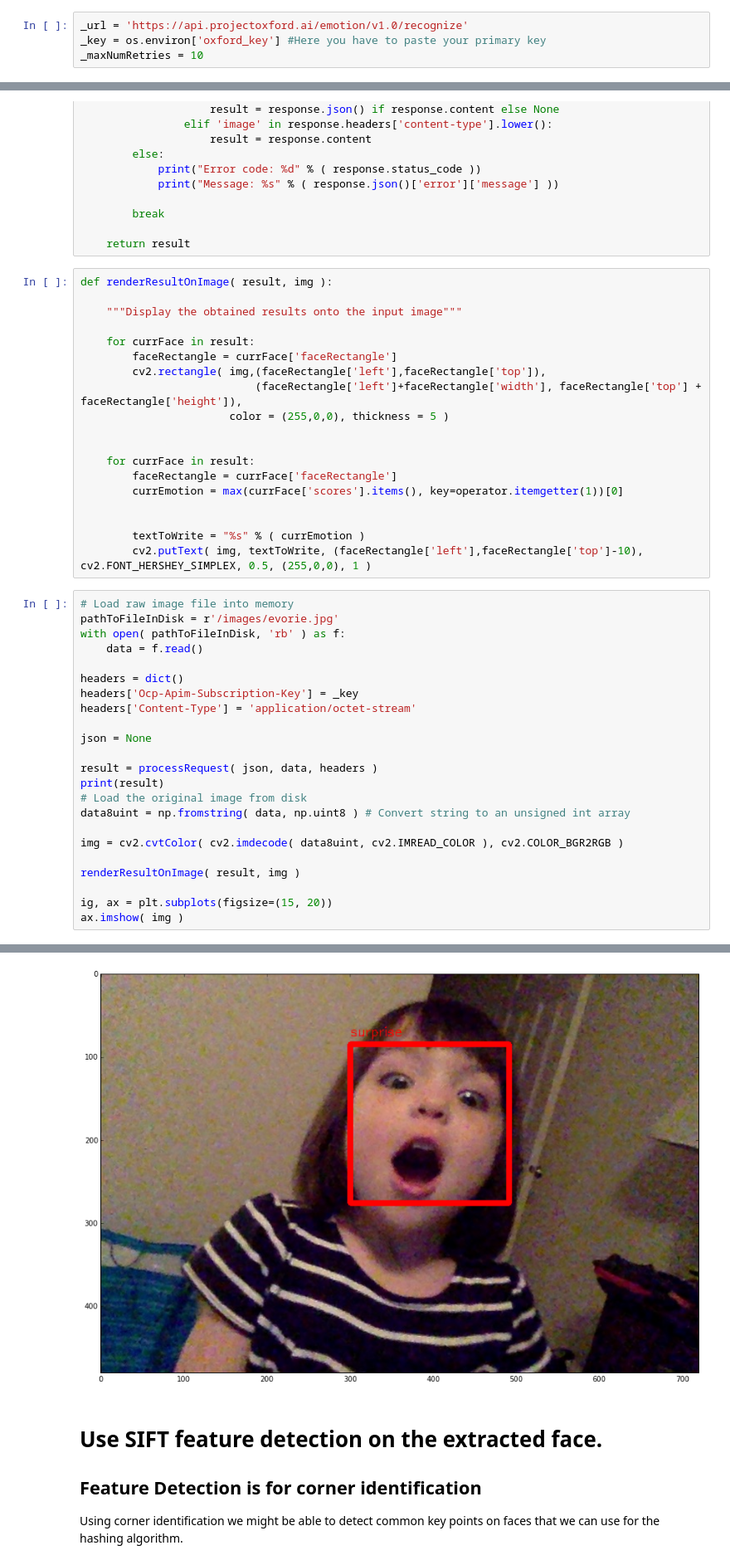
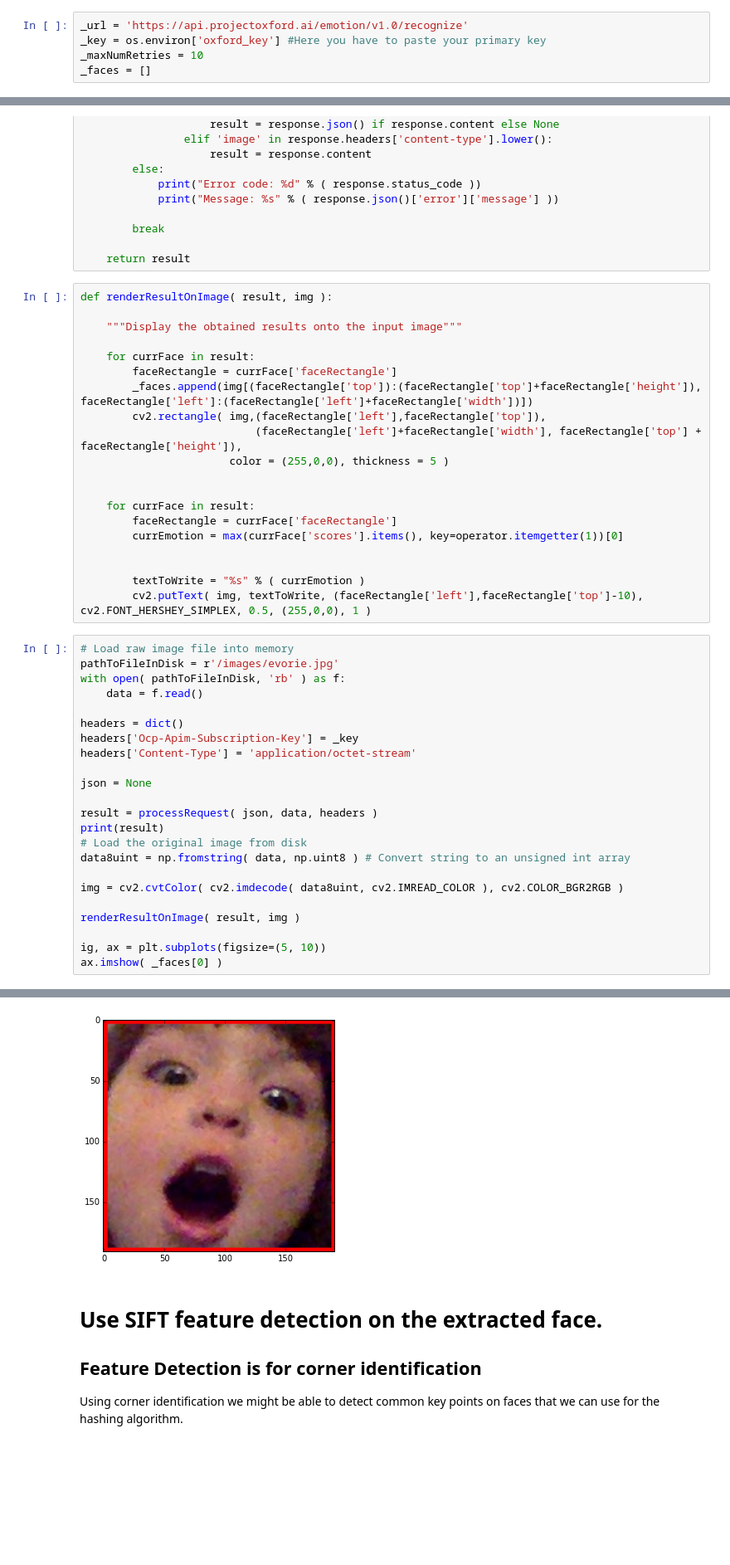
Before and after one commit to mattroid/PersonalPortrait, a Jupyter notebook: data/RecognizeFaceProduceHashCode.ipynb, the cells around one changed output, grey strips where cells are left out. Shown: that part at 83% size. Saved outputs shown, nothing was run; the diff lists cells and outputs as text; blank space fills up the shorter version.

Commit message:
added cropping to image for feature detection

```diff
--- a/data/RecognizeFaceProduceHashCode.ipynb
+++ b/data/RecognizeFaceProduceHashCode.ipynb
@@ -53,6 +53,7 @@ import matplotlib.pyplot as plt
 _url = 'https://api.projectoxford.ai/emotion/v1.0/recognize'
 _key = os.environ['oxford_key'] #Here you have to paste your primary key
 _maxNumRetries = 10
+_faces = []
 # %%
 def processRequest( json, data, headers ):
 
@@ -107,6 +108,7 @@ def renderResultOnImage( result, img ):
 
     for currFace in result:
         faceRectangle = currFace['faceRectangle']
+        _faces.append(img[(faceRectangle['top']):(faceRectangle['top']+faceRectangle['height']), faceRectangle['left']:(faceRectangle['left']+faceRectangle['width'])])
         cv2.rectangle( img,(faceRectangle['left'],faceRectangle['top']),
                            (faceRectangle['left']+faceRectangle['width'], faceRectangle['top'] + faceRectangle['height']),
                        color = (255,0,0), thickness = 5 )
@@ -140,6 +142,6 @@ img = cv2.cvtColor( cv2.imdecode( data8uint, cv2.IMREAD_COLOR ), cv2.COLOR_BGR2R
 
 renderResultOnImage( result, img )
 
-ig, ax = plt.subplots(figsize=(15, 20))
-ax.imshow( img )
+ig, ax = plt.subplots(figsize=(5, 10))
+ax.imshow( _faces[0] )
 # %% [output]
@@ -147,5 +149,5 @@ ax.imshow( img )
 <matplotlib.image.AxesImage at 0x...>
-[figure, old version]
+[figure, new version]
 # %% [markdown]
 # Use SIFT feature detection on the extracted face.
 
```
Also changed, not shown: parts of 2 cells of this notebook.
